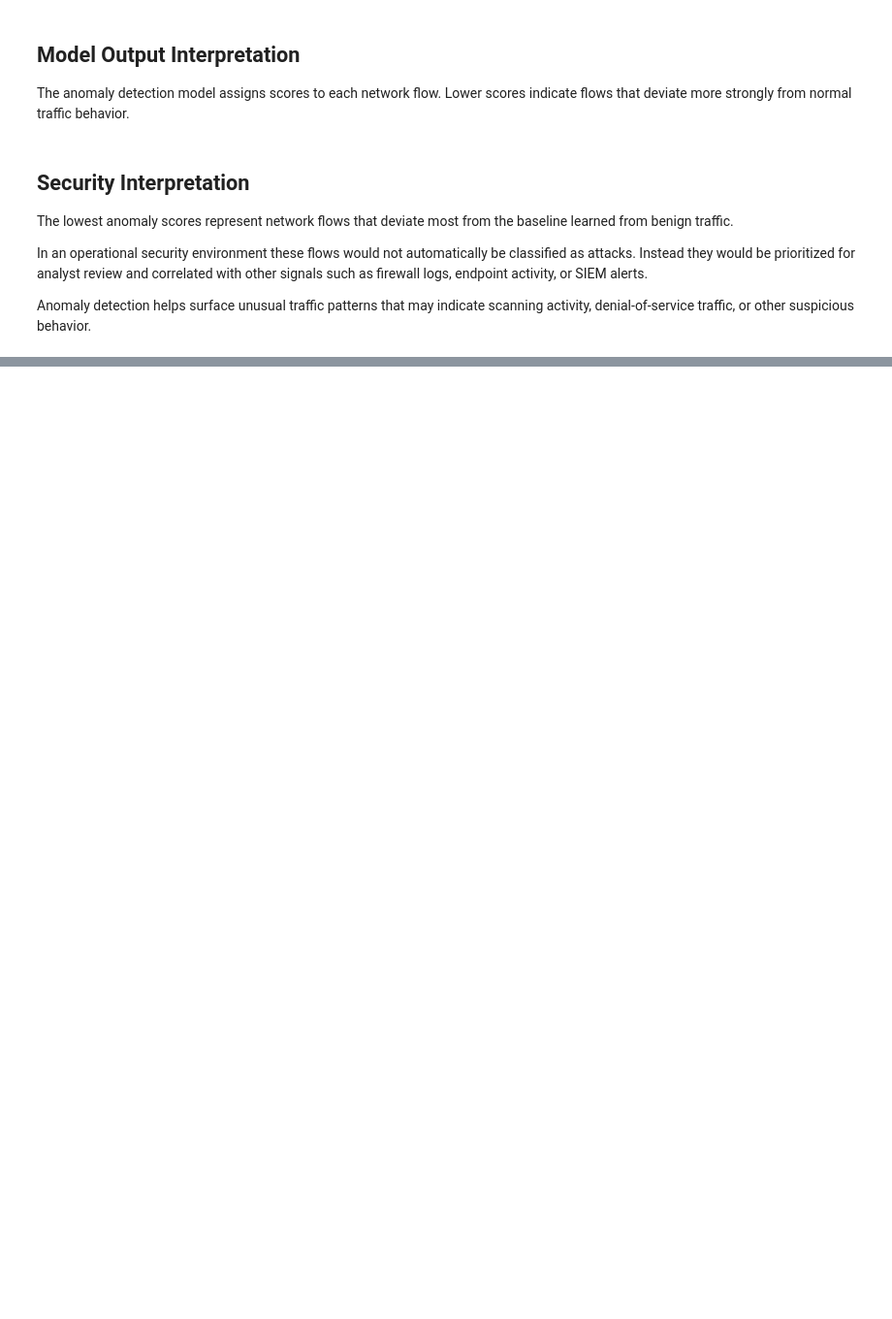
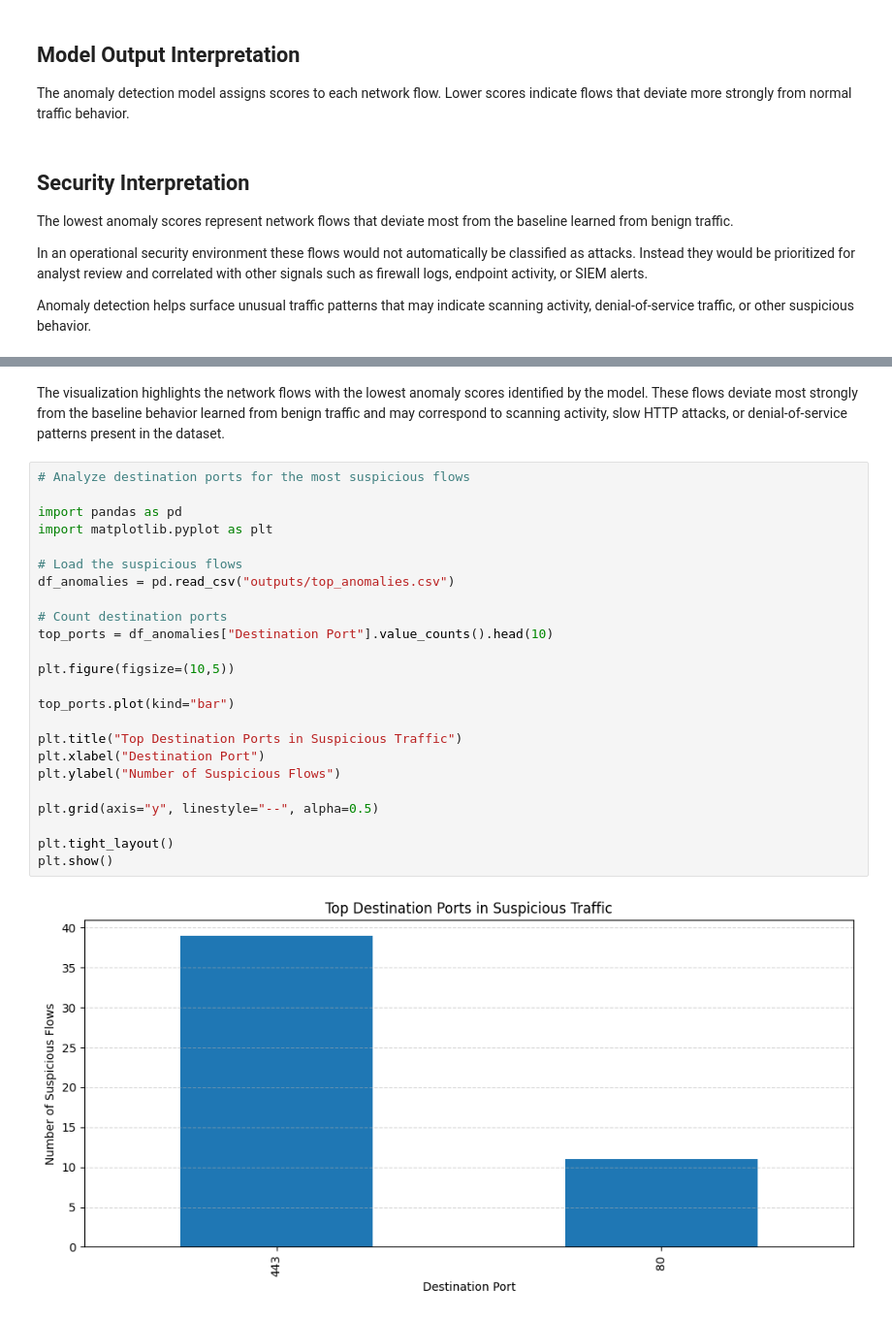
Before and after one commit to benderla/network-attack-detection, a Jupyter notebook: attack_detection_model.ipynb, the cells around one changed output, grey strips where cells are left out. Shown at 97% size. Cells and saved outputs as stored; diff of their text form; blank space fills up the shorter version.

```diff
--- a/attack_detection_model.ipynb
+++ b/attack_detection_model.ipynb
@@ -100,0 +106,31 @@ plt.show()
+# %% [markdown]
+The visualization highlights the network flows with the lowest anomaly scores
+identified by the model. These flows deviate most strongly from the baseline
+behavior learned from benign traffic and may correspond to scanning activity,
+slow HTTP attacks, or denial-of-service patterns present in the dataset.
+# %%
+# Analyze destination ports for the most suspicious flows
+
+import pandas as pd
+import matplotlib.pyplot as plt
+
+# Load the suspicious flows
+df_anomalies = pd.read_csv("outputs/top_anomalies.csv")
+
+# Count destination ports
+top_ports = df_anomalies["Destination Port"].value_counts().head(10)
+
+plt.figure(figsize=(10,5))
+
+top_ports.plot(kind="bar")
+
+plt.title("Top Destination Ports in Suspicious Traffic")
+plt.xlabel("Destination Port")
+plt.ylabel("Number of Suspicious Flows")
+
+plt.grid(axis="y", linestyle="--", alpha=0.5)
+
+plt.tight_layout()
+plt.show()
+# %% [output]
+[figure, added]
```
Also changed, not shown: parts of 3 cells of this notebook.
